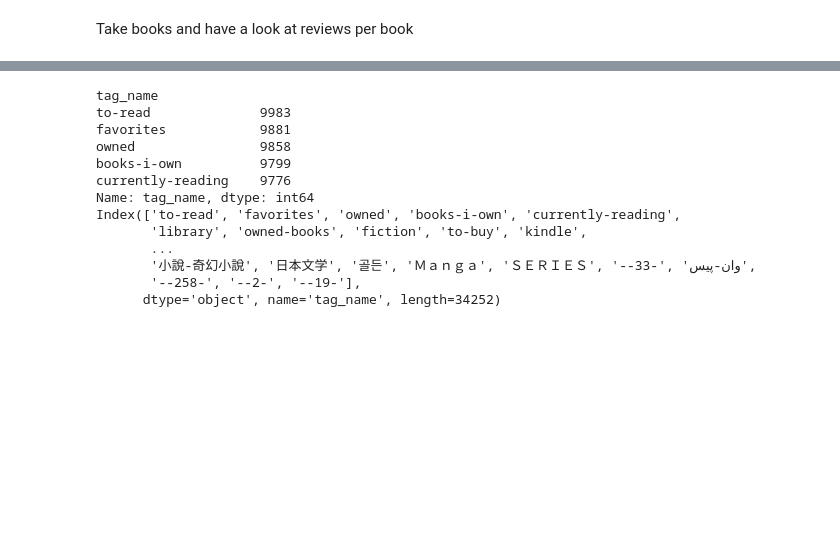
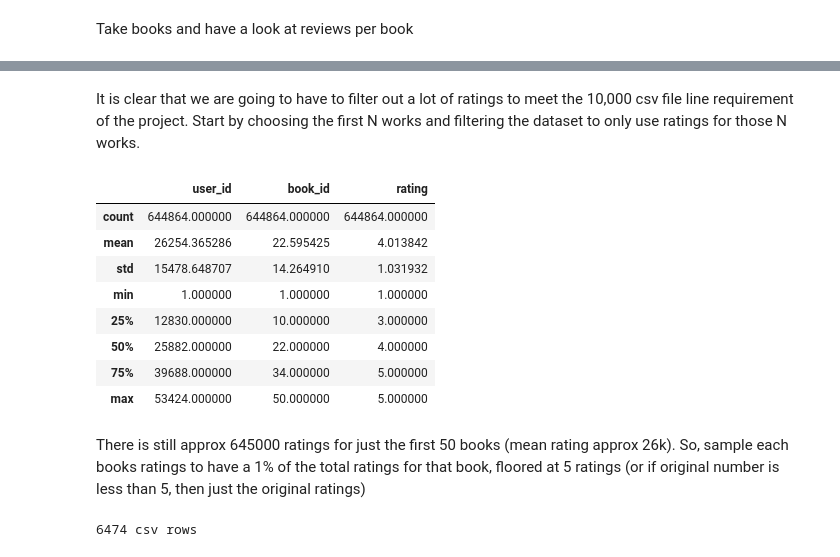
Before and after one commit to rinnychinny/bookrating, a Jupyter notebook: goodbooks-10k-filtered/quick_look_FILTERDATA.ipynb, the cells around one changed output, grey strips where cells are left out. Saved outputs shown, nothing was run; the diff lists cells and outputs as text; code cells hidden in the pictures; blank space fills up the shorter version.

Commit message:
implemented filtering of csv to bring below 10k rows

```diff
--- a/data_filter/quick_look_MOD.ipynb
+++ b/goodbooks-10k-filtered/quick_look_FILTERDATA.ipynb
@@ -293,17 +162,56 @@ AttributeError: 'Series' object has no attribute 'columns'
-# %%
-print(tag_counts.head())
-print(tag_counts.index)
-# %% [output]
-tag_name
-to-read              9983
-favorites            9881
-owned                9858
-books-i-own          9799
-currently-reading    9776
-Name: tag_name, dtype: int64
-Index(['to-read', 'favorites', 'owned', 'books-i-own', 'currently-reading',
-       'library', 'owned-books', 'fiction', 'to-buy', 'kindle',
-       ...
-       '小說-奇幻小說', '日本文学', '골든', 'Ｍａｎｇａ', 'ＳＥＲＩＥＳ', '--33-', 'وان-پیس',
-       '--258-', '--2-', '--19-'],
-      dtype='object', name='tag_name', length=34252)
+# %% [markdown]
+It is clear that we are going to have to filter out a lot of ratings to meet the 10,000 csv file line requirement of the project. Start by choosing the first N works and filtering the dataset to only use ratings for those N works.
+# %%
+N_WORKS = 50
+
+def filterDataset(N):
+
+    b_filter = b.head(N_WORKS)
+
+    b_filter_ids = set(b_filter['book_id'])
+
+    r_filter = r[r['book_id'].isin(b_filter_ids)]
+
+    r_filter = r_filter.reset_index(drop=True)
+    return b_filter, r_filter
+
+b_filter, r_filter = filterDataset(N_WORKS)
+r_filter.describe()
+# %% [output]
+|  | user_id | book_id | rating |
+| count | 644864.000000 | 644864.000000 | 644864.000000 |
+| mean | 26254.365286 | 22.595425 | 4.013842 |
+| std | 15478.648707 | 14.264910 | 1.031932 |
+| min | 1.000000 | 1.000000 | 1.000000 |
+| 25% | 12830.000000 | 10.000000 | 3.000000 |
+| 50% | 25882.000000 | 22.000000 | 4.000000 |
+| 75% | 39688.000000 | 34.000000 | 5.000000 |
+| max | 53424.000000 | 50.000000 | 5.000000 |
+# %% [markdown]
+There is still approx 645000 ratings for just the first 50 books (mean rating approx 26k). So, sample each books ratings to have a 1% of the total ratings for that book, floored at 5 ratings (or if original number is less than 5, then just the original ratings)
+# %%
+def sample_ratings(group, fraction=0.01):
+    n = len(group)
+    if n < 5:
+        return group  # Keep all ratings
+    sample_size = max(5, int(n * fraction))
+    return group.sample(n=sample_size, random_state=42)
+
+fraction = 0.01
+
+def apply_sample_ratings(group, include_group=None):
+    return sample_ratings(group, fraction)
+
+sampled_r_filter = (
+    r_filter
+    .groupby('book_id')
+    .apply(apply_sample_ratings, include_groups=False)
+    .reset_index(drop=True)
+)
+
+sampled_r_filter.describe()
+
+csv_rows = len(sampled_r_filter)+len(b_filter)
+print(csv_rows, 'csv rows')
+# %% [output]
+6474 csv rows
```
Also changed, not shown: parts of 33 cells of this notebook, 5 other files.
